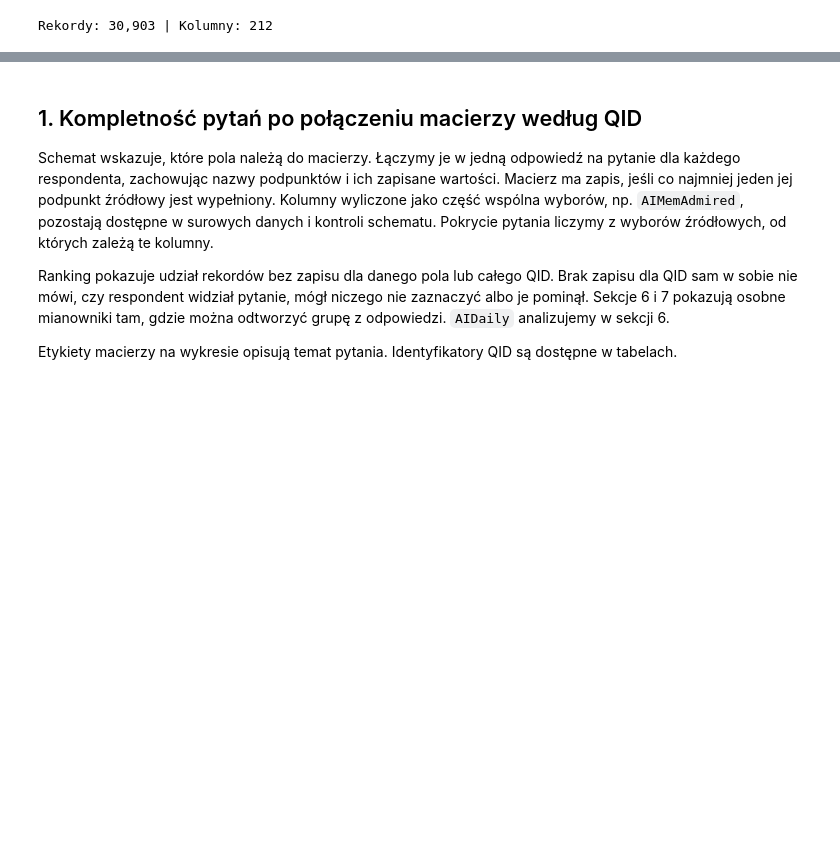
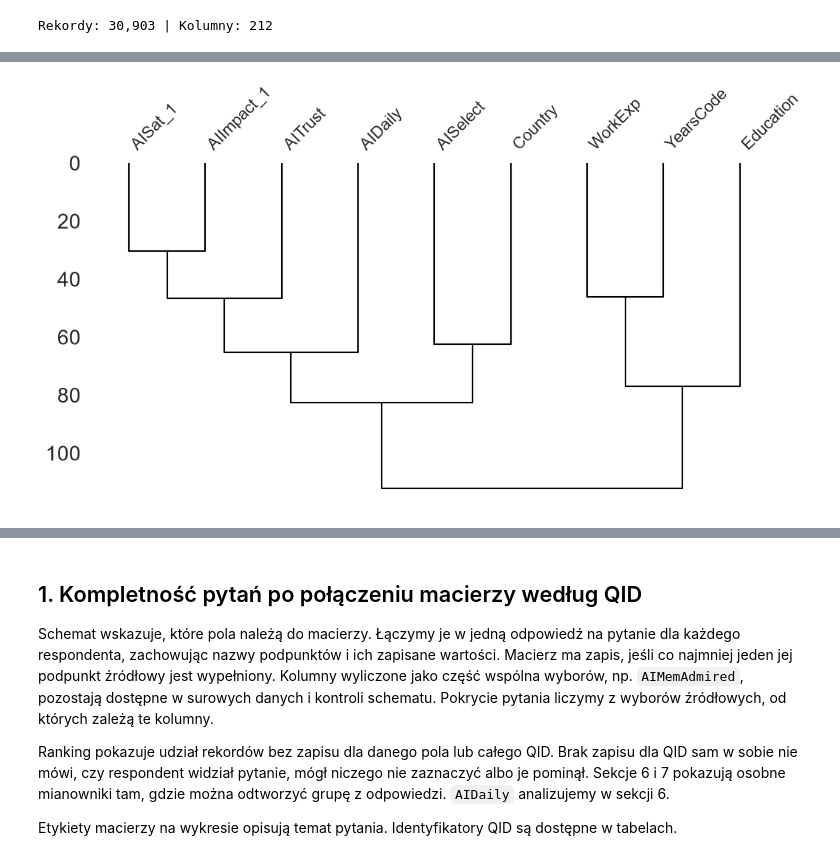
Before and after one commit to jlabuda191/AD_Python_Stack2026, a Jupyter notebook: notebooks/03_analiza_brakow_2026.ipynb, the cells around one changed output, grey strips where cells are left out. Saved outputs shown, nothing was run; the diff lists cells and outputs as text; code cells hidden in the pictures; blank space fills up the shorter version.

```diff
--- a/notebooks/03_analiza_brakow_2026.ipynb
+++ b/notebooks/03_analiza_brakow_2026.ipynb
@@ -49,0 +158,9 @@ Rekordy: 30,903 | Kolumny: 212
+# %%
+
+msno.dendrogram(
+    dane_korelacje,
+    figsize=(12, 6)
+)
+plt.show()
+# %% [output]
+[figure, added]
```
Also changed, not shown: parts of 25 cells of this notebook, 4 other files.
